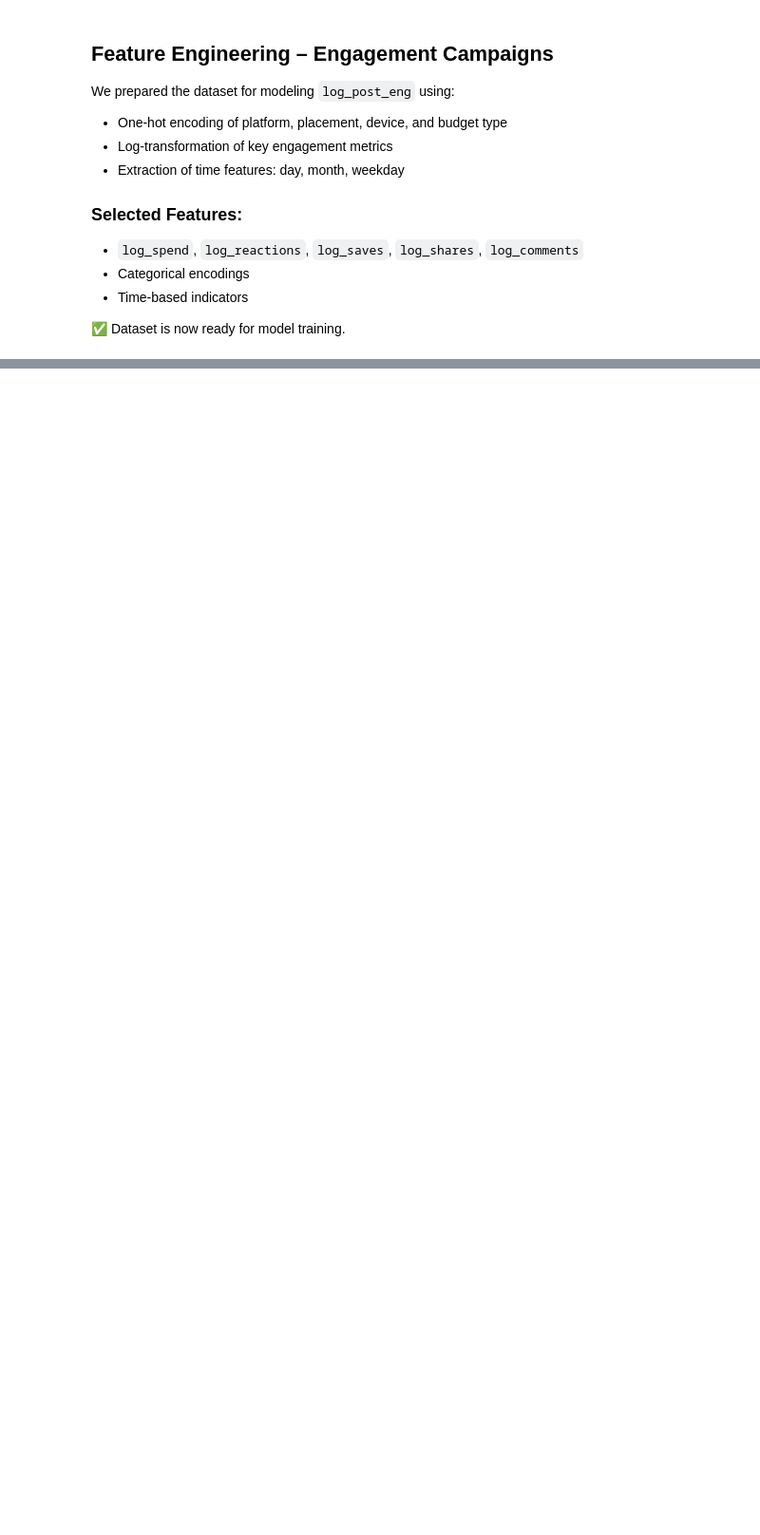
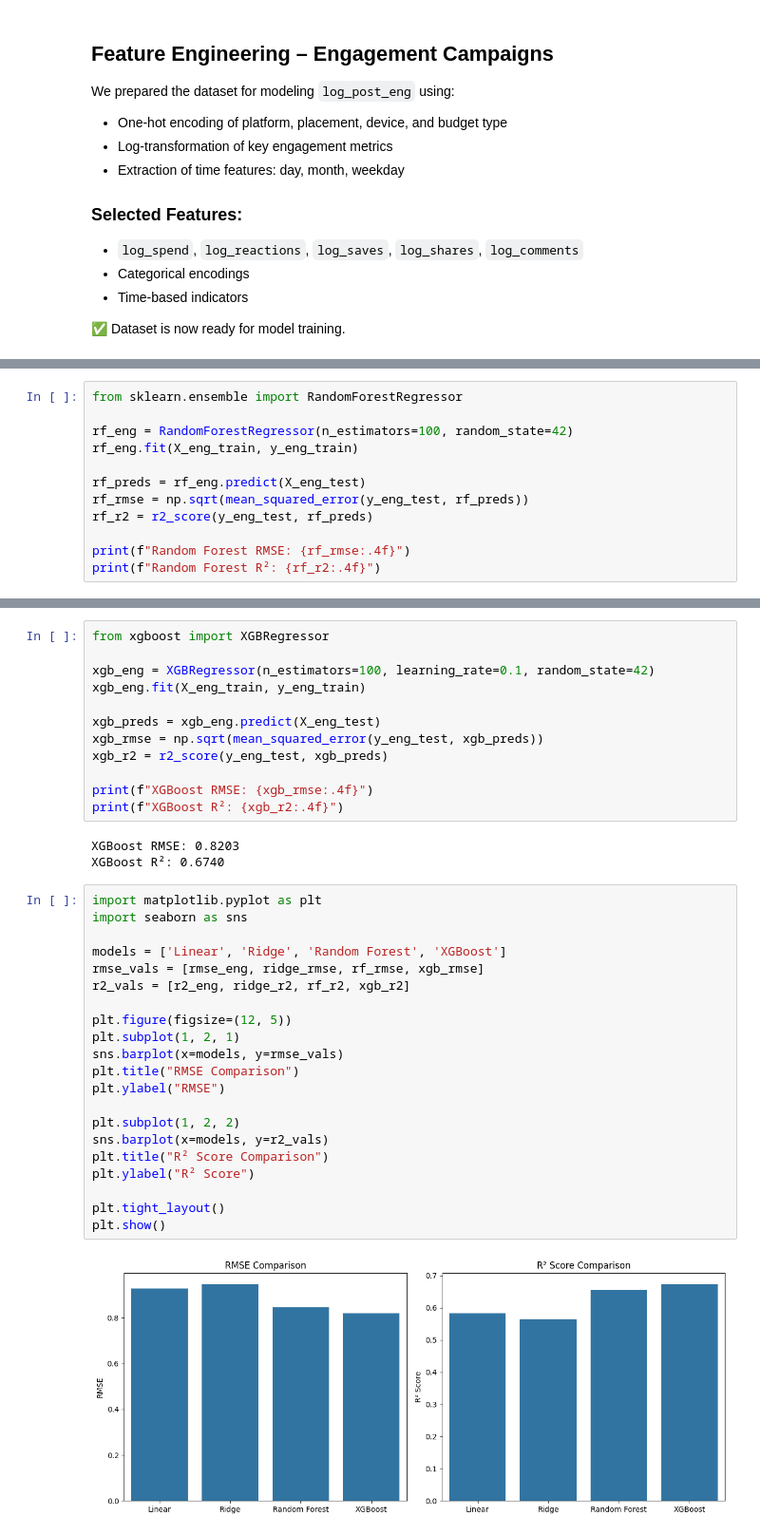
Before and after one commit to ghassantaleb/orange-tunisie-branding-analytics, a Jupyter notebook: notebooks/feature_engineering_engagement.ipynb, the cells around one changed output, grey strips where cells are left out. Shown: that part at 95% size. Saved outputs shown, nothing was run; the diff lists cells and outputs as text; blank space fills up the shorter version.

```diff
--- a/notebooks/feature_engineering_engagement.ipynb
+++ b/notebooks/feature_engineering_engagement.ipynb
@@ -70,0 +132,12 @@ We prepared the dataset for modeling `log_post_eng` using:
+# %%
+from sklearn.ensemble import RandomForestRegressor
+
+rf_eng = RandomForestRegressor(n_estimators=100, random_state=42)
+rf_eng.fit(X_eng_train, y_eng_train)
+
+rf_preds = rf_eng.predict(X_eng_test)
+rf_rmse = np.sqrt(mean_squared_error(y_eng_test, rf_preds))
+rf_r2 = r2_score(y_eng_test, rf_preds)
+
+print(f"Random Forest RMSE: {rf_rmse:.4f}")
+print(f"Random Forest R²: {rf_r2:.4f}")
@@ -70,0 +147,38 @@ We prepared the dataset for modeling `log_post_eng` using:
+# %%
+from xgboost import XGBRegressor
+
+xgb_eng = XGBRegressor(n_estimators=100, learning_rate=0.1, random_state=42)
+xgb_eng.fit(X_eng_train, y_eng_train)
+
+xgb_preds = xgb_eng.predict(X_eng_test)
+xgb_rmse = np.sqrt(mean_squared_error(y_eng_test, xgb_preds))
+xgb_r2 = r2_score(y_eng_test, xgb_preds)
+
+print(f"XGBoost RMSE: {xgb_rmse:.4f}")
+print(f"XGBoost R²: {xgb_r2:.4f}")
+# %% [output]
+XGBoost RMSE: 0.8203
+XGBoost R²: 0.6740
+# %%
+import matplotlib.pyplot as plt
+import seaborn as sns
+
+models = ['Linear', 'Ridge', 'Random Forest', 'XGBoost']
+rmse_vals = [rmse_eng, ridge_rmse, rf_rmse, xgb_rmse]
+r2_vals = [r2_eng, ridge_r2, rf_r2, xgb_r2]
+
+plt.figure(figsize=(12, 5))
+plt.subplot(1, 2, 1)
+sns.barplot(x=models, y=rmse_vals)
+plt.title("RMSE Comparison")
+plt.ylabel("RMSE")
+
+plt.subplot(1, 2, 2)
+sns.barplot(x=models, y=r2_vals)
+plt.title("R² Score Comparison")
+plt.ylabel("R² Score")
+
+plt.tight_layout()
+plt.show()
+# %% [output]
+[figure, added]
```
Also changed, not shown: parts of 15 cells of this notebook, 1 other file.
